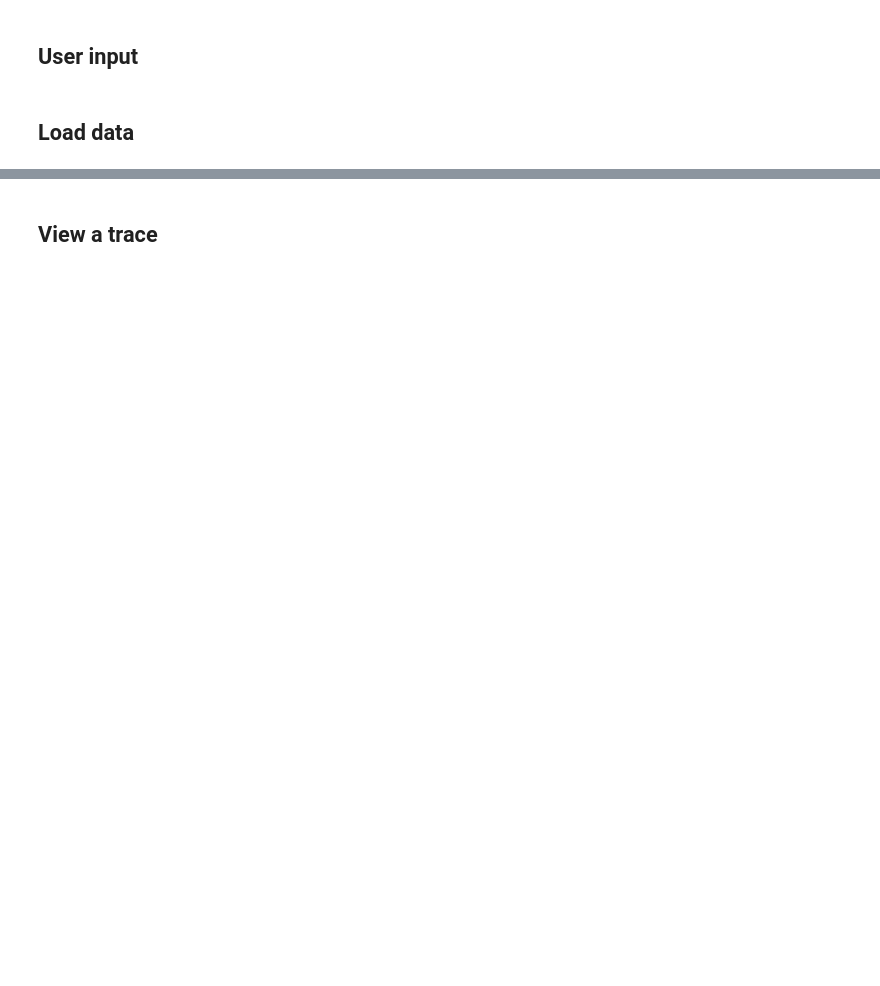
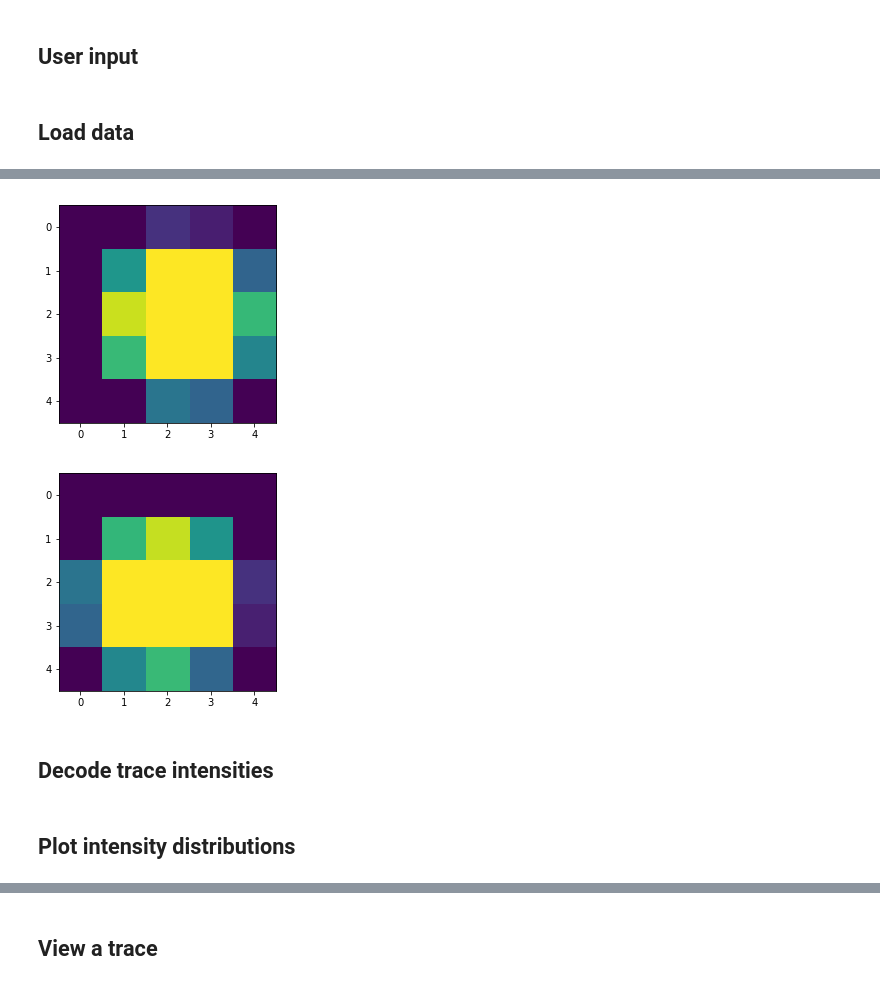
Before and after one commit to ashleefeng/pacbio, a Jupyter notebook: PacBio_read_control.ipynb, the cells around one changed output, grey strips where cells are left out. Saved outputs shown, nothing was run; the diff lists cells and outputs as text; code cells hidden in the pictures; blank space fills up the shorter version.

```diff
--- a/PacBio_read_control.ipynb
+++ b/PacBio_read_control.ipynb
@@ -28,0 +14,33 @@ decode.shape
+# %%
+trc_filename = filename_prefix + '.trc.h5'
+mcd_filename = filename_prefix + '.mcd.h5'
+upd_filename = filename_prefix + '.upd.h5'
+meta_filename = filename_prefix + '.metadata.xml'
+
+trc_file = h5py.File(trc_filename, 'r')
+mcd_file = h5py.File(mcd_filename, 'r')
+upd_file = h5py.File(upd_filename, 'r')
+
+# Load data in trace file
+dset = trc_file['TraceData']
+raw_traces = dset['Traces']
+decode = dset['Codec']['Decode']
+n_traces = raw_traces.shape[0]
+n_frames = raw_traces.shape[2]
+decode_array = np.array(decode)
+
+# Load data in upd file
+upd_TD = upd_file['TraceData']
+hole_xy_plot = upd_TD['HoleXYPlot'] # (x,y) coordinates for each well
+hole_status = upd_TD['HoleStatus'] # fiducials
+
+# Extract frame rate from metadata
+meta_tree = ET.parse(meta_filename)
+root = meta_tree.getroot()
+for keyval in root.iter('{http://pacificbiosciences.com/PAP/Metadata.xsd}KeyValue'):
+    if keyval.attrib['key'] == 'MovieFPS':
+        fps = int(keyval.text)
+        frame_rate = 1.0/fps # seconds
+        break
+
+time_axis = np.arange(n_frames)*frame_rate # for plotting traces
@@ -28,0 +58,10 @@ decode.shape
+# %%
+psf = mcd_file['MovieCal']['Camera[0]']['Psf']
+for i in range(1, 3):
+    fig, ax = plt.subplots()
+    im = ax.imshow(psf[0, i, :, :])
+# %% [output]
+[figure, added]
+[figure, added]
+# %% [markdown]
+## Decode trace intensities
@@ -28,0 +72,2 @@ decode.shape
+# %% [markdown]
+## Plot intensity distributions
```
Also changed, not shown: parts of 18 cells of this notebook, 1 other file.
